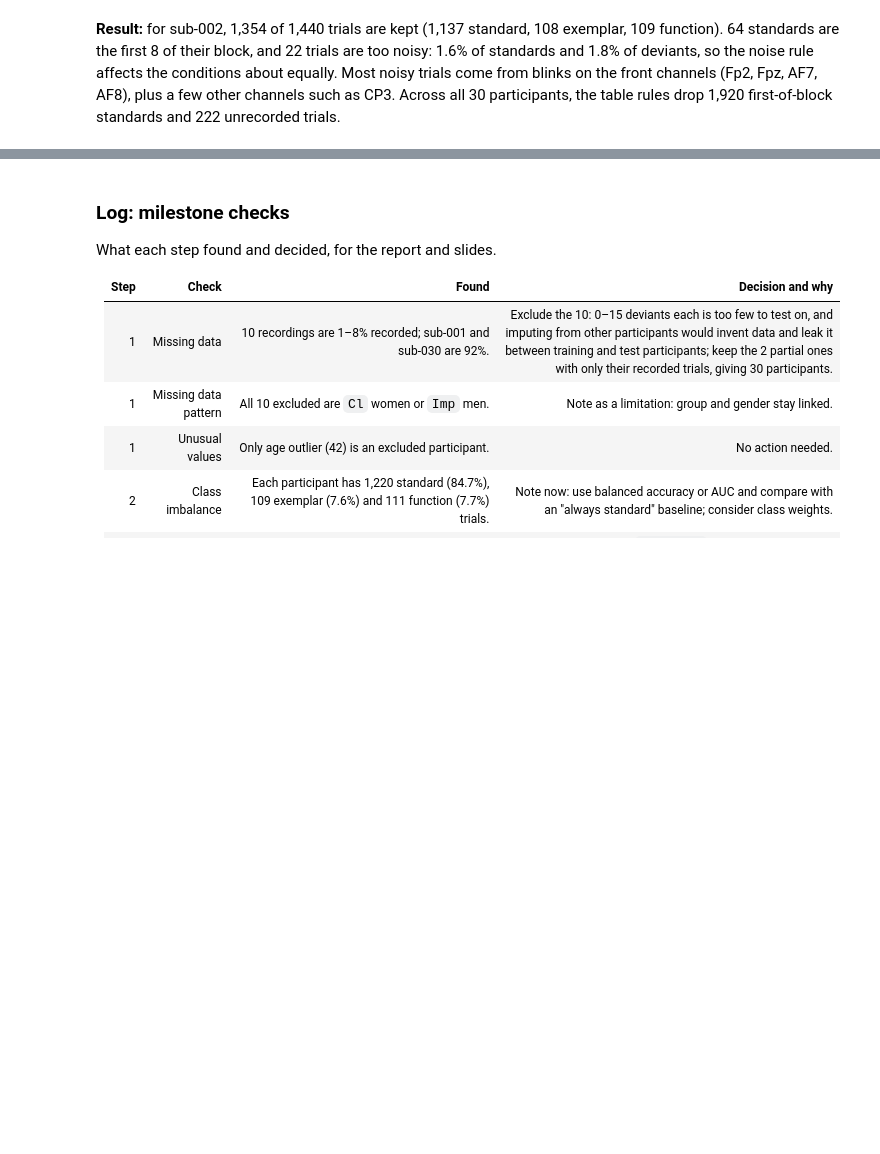
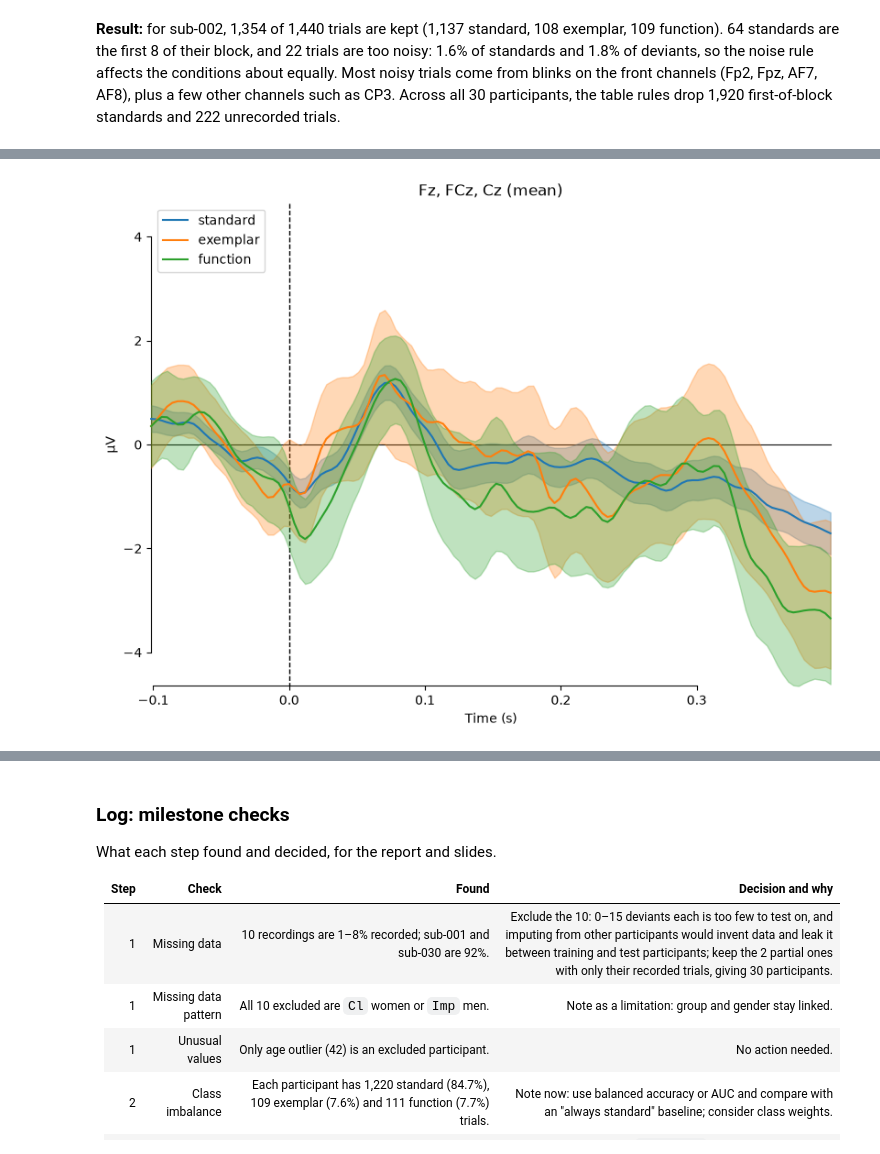
Before and after one commit to davisbone/Harmonic-EEG, a Jupyter notebook: MS2wranglingData.ipynb, the cells around one changed output, grey strips where cells are left out. Drawn from its saved outputs; the diff is of its cells as text; code cells hidden in the pictures; blank space fills up the shorter version.

Commit message:
Added eigth step as a first look at the different middle chords and brain's responses for a single participant over three central channels.

```diff
--- a/MS2wranglingData.ipynb
+++ b/MS2wranglingData.ipynb
@@ -1410,0 +1417,8 @@ Channels over 150 µV: {'CP3': 6, 'Fp2': 4, 'Fpz': 3, 'Iz': 2, 'T7': 2, 'AF8': 2
+# %%
+# Each kept trial grouped by condition, so the plot can show confidence bands
+by_condition = {condition: list(epochs[condition].iter_evoked()) for condition in codes}
+
+# Average response of each condition, mean of Fz, FCz and Cz, with 95% confidence bands
+mne.viz.plot_compare_evokeds(by_condition, picks=["Fz", "FCz", "Cz"], combine="mean");
+# %% [output]
+[figure, added]
```
Also changed, not shown: parts of 2 cells of this notebook.
